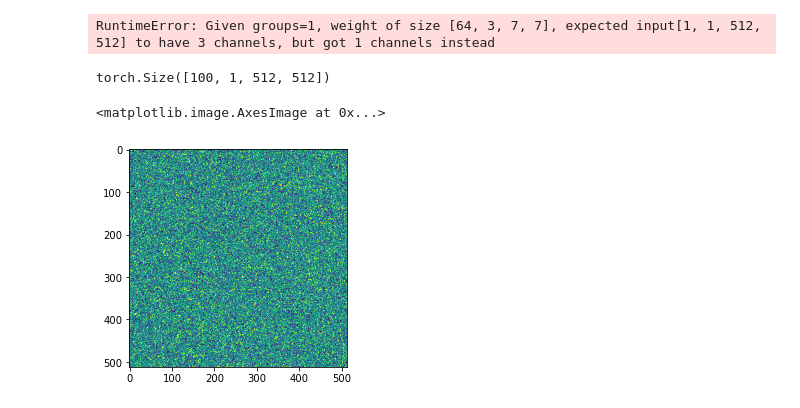
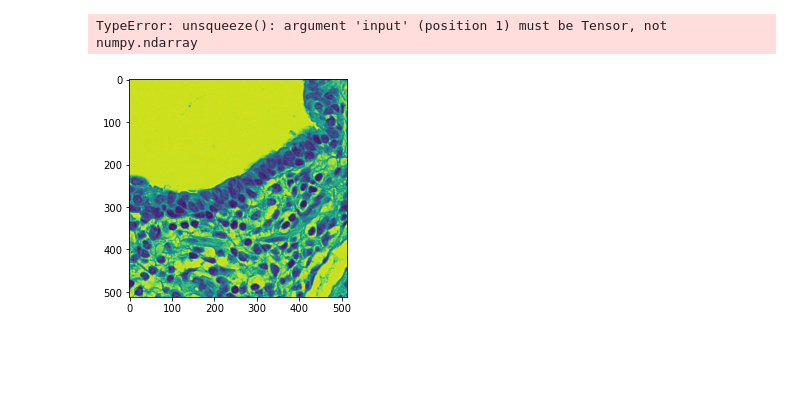
Before and after one commit to sriram98v/histology_segmentation, a Jupyter notebook: Model_eval.ipynb, the cells around one changed output. Saved outputs shown, nothing was run; the diff lists cells and outputs as text; code cells hidden in the pictures; blank space fills up the shorter version.

Commit message:
latest commit with final_model

```diff
--- a/Model_eval.ipynb
+++ b/Model_eval.ipynb
@@ -19,6 +25,8 @@ len(dataset)
 # %%
+# best_model_561.1063777208328.pth -> sm+cartilage
+# model_ep99_8.87753176689148.pth -> all classes
 device = torch.device('cuda' if torch.cuda.is_available() else 'cpu')
-model = fcn_resnet50(pretrained=False, progress=False, num_classes=21)
+model = FPN(in_channels=1, classes=dataset.num_classes)
 model.to(device=device)
-# model.load_state_dict(torch.load("./checkpoints/best_model_87.6735532283783.pth", map_location=device))
+model.load_state_dict(torch.load("./checkpoints/model_ep99_8.87753176689148.pth", map_location=device))
 model.eval()
@@ -54,17 +44,10 @@ for i in range(masks.shape[0]):
 # %%
+plt.imshow(im1[0])
 im1 = torch.unsqueeze(im1, 0).to(device=device)
 outs = torch.squeeze(model(im1).cpu().detach()).numpy()
 fig1, axs1 = plt.subplots(3, 3, figsize=(90,30))
 for i in range(outs.shape[0]):
-    axs1[int(i/3), int(i%3)].imshow(outs[i]*255)
+    axs1[int(i/3), int(i%3)].imshow(outs[i])
 # %% [output]
-RuntimeError: Given groups=1, weight of size [64, 3, 7, 7], expected input[1, 1, 512, 512] to have 3 channels, but got 1 channels instead
+TypeError: unsqueeze(): argument 'input' (position 1) must be Tensor, not numpy.ndarray
+[figure, added]
-# %%
-model(im1)[0]['masks'].shape
-# %% [output]
-torch.Size([100, 1, 512, 512])
-# %%
-plt.imshow(np.random.randint(2, size=(512, 512))*255)
-# %% [output]
-<matplotlib.image.AxesImage at 0x...>
-[figure, removed]
```
Also changed, not shown: parts of 5 cells of this notebook, 6 other files.
